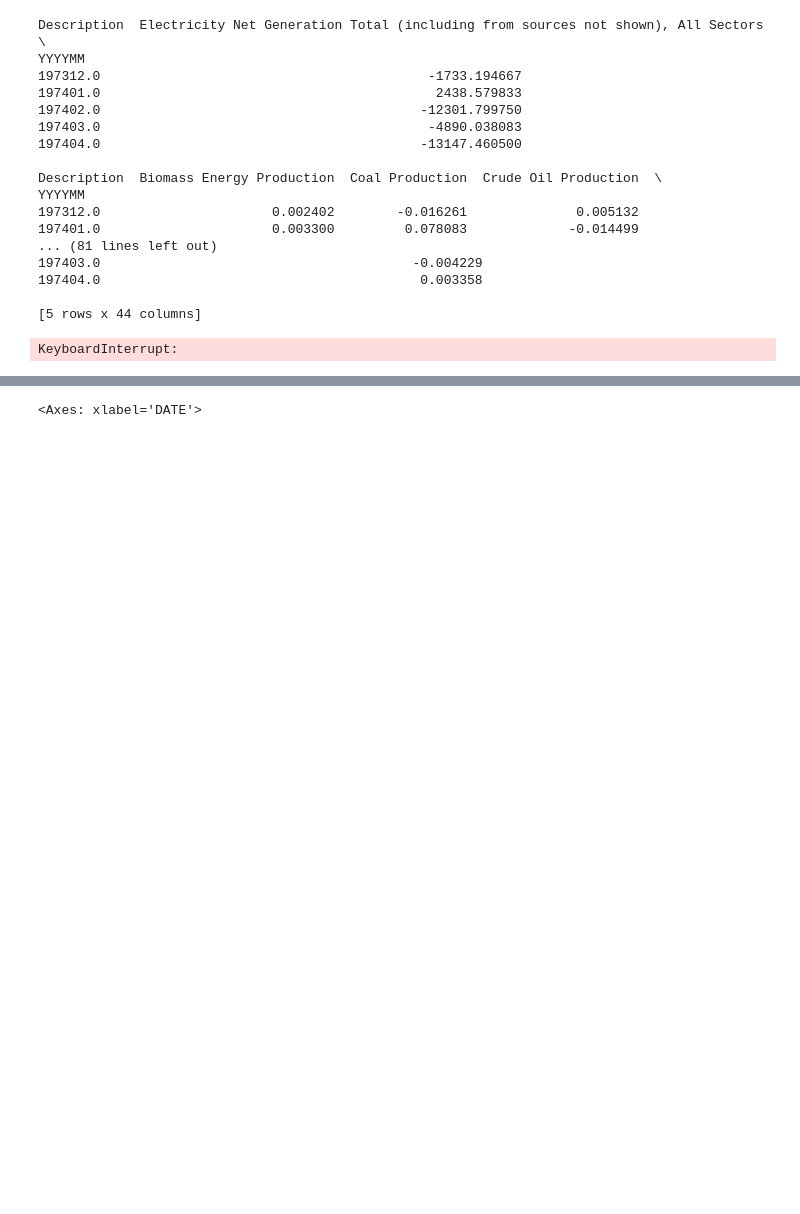
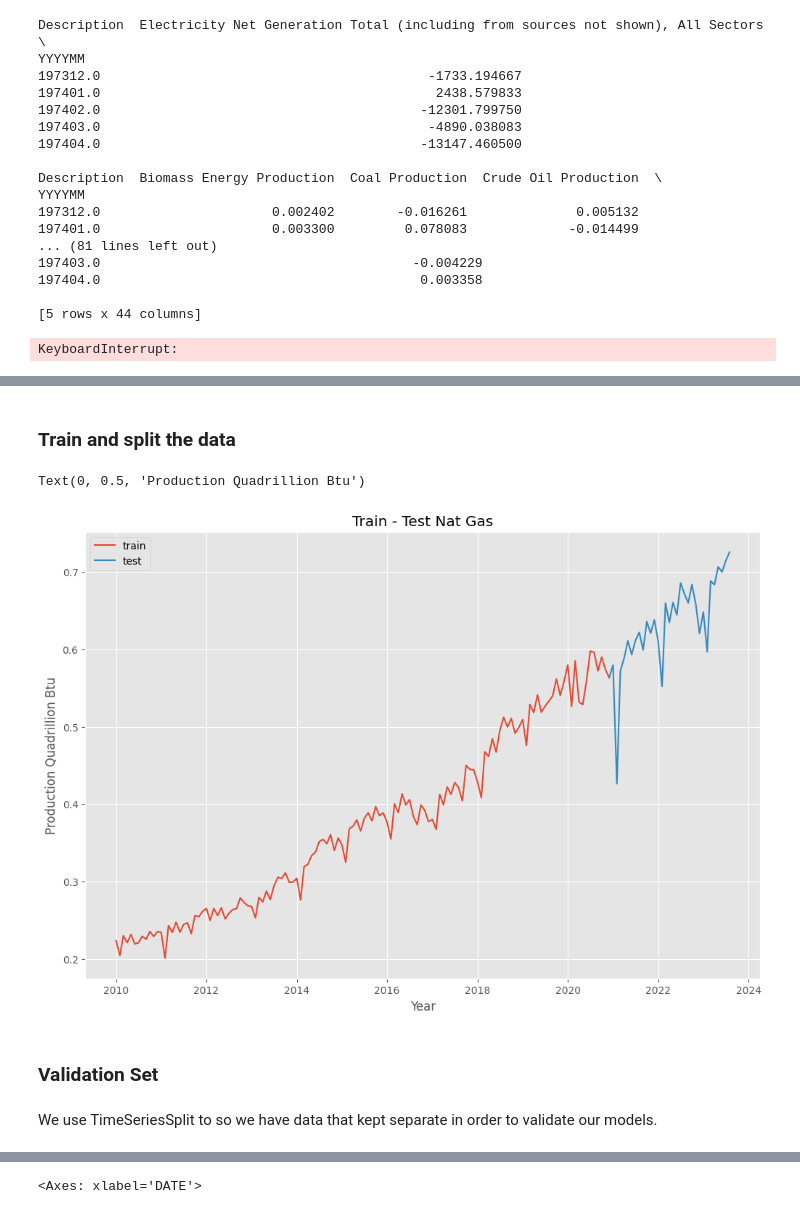
Before and after one commit to NickSordi/6505-Final-Project, a Jupyter notebook: EIA Analysis.ipynb, the cells around one changed output, grey strips where cells are left out. Drawn from its saved outputs; the diff is of its cells as text; code cells hidden in the pictures; blank space fills up the shorter version.

```diff
--- a/EIA Analysis.ipynb
+++ b/EIA Analysis.ipynb
@@ -527,0 +544,21 @@ KeyboardInterrupt:
+# %% [markdown]
+### Train and split the data
+# %%
+train_nat_gas = nat_gas_prod[:(cutoff_nat_gas+1)]
+test_nat_gas = nat_gas_prod[cutoff_nat_gas:]
+test_nat_gas = test_nat_gas.astype(float)
+# %%
+fig, ax = plt.subplots(figsize=(12, 8))
+ax.plot(train_nat_gas, label='train')
+ax.plot(test_nat_gas, label='test')
+ax.set_title('Train - Test Nat Gas')
+plt.legend()
+plt.xlabel("Year")
+plt.ylabel("Production Quadrillion Btu")
+# %% [output]
+Text(0, 0.5, 'Production Quadrillion Btu')
+[figure, added]
+# %% [markdown]
+### Validation Set
+# %% [markdown]
+We use TimeSeriesSplit to so we have data that kept separate in order to validate our models.
```
Also changed, not shown: parts of 280 cells of this notebook, 1 other file.
